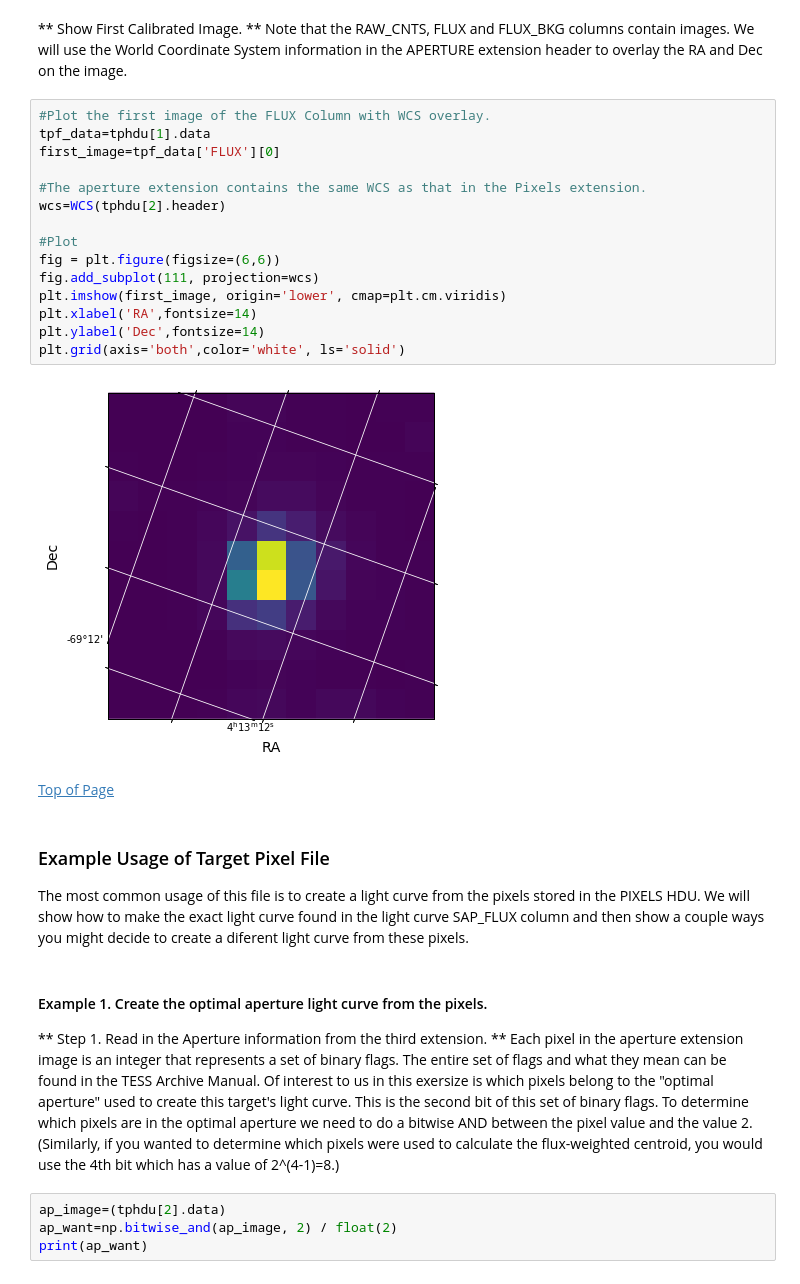
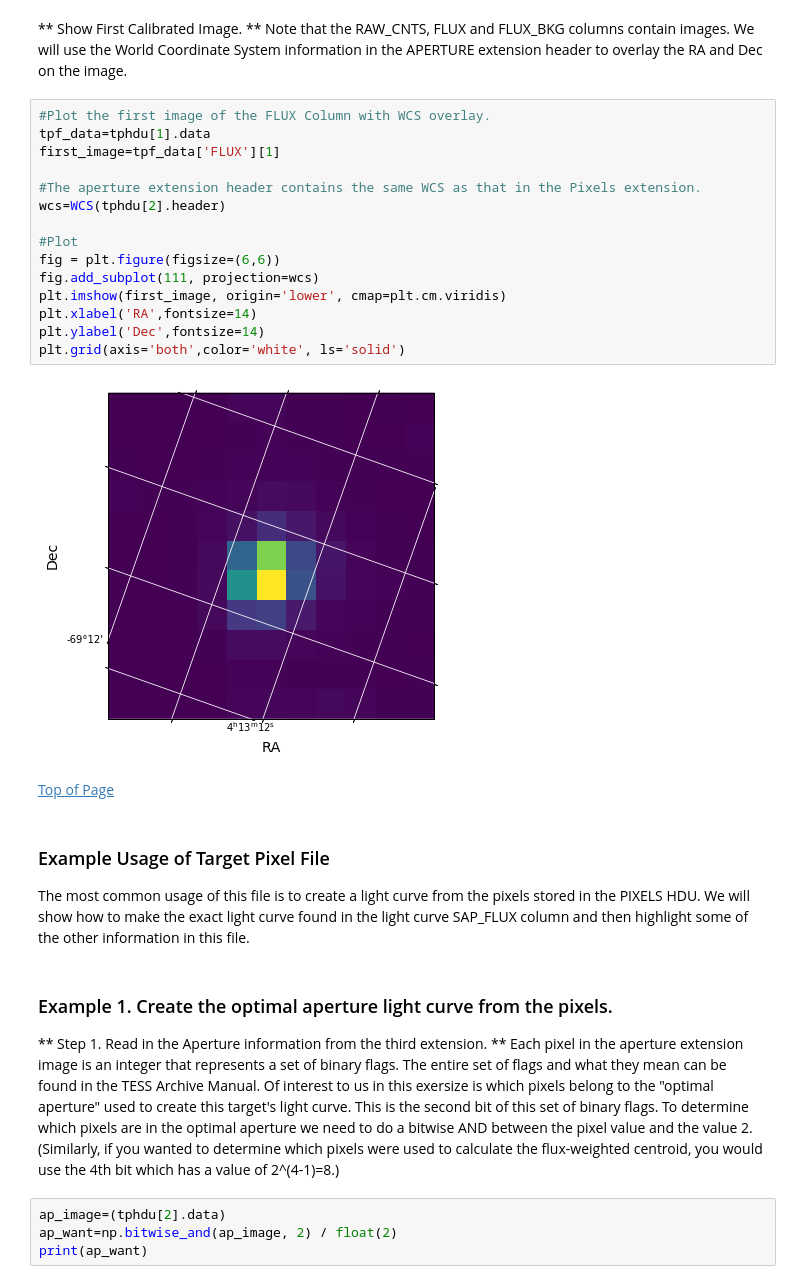
Before and after one commit to openSAIL/MAST-API-Notebooks, a Jupyter notebook: TESS/TESS_Tour_LC_TPF/tess_tour_tpf_lc.ipynb, the cells around one changed output. Saved outputs shown, nothing was run; the diff lists cells and outputs as text.

Commit message:
Clean up. Add rain plot exercise.

```diff
--- a/TESS/TESS_Tour_LC_TPF/tess_tour_tpf_lc.ipynb
+++ b/TESS/TESS_Tour_LC_TPF/tess_tour_tpf_lc.ipynb
@@ -115,28 +114,28 @@ ColDefs(
 # %%
 #Plot the first image of the FLUX Column with WCS overlay.
 tpf_data=tphdu[1].data
-first_image=tpf_data['FLUX'][0]
+first_image=tpf_data['FLUX'][1]
 
-#The aperture extension contains the same WCS as that in the Pixels extension.
+#The aperture extension header contains the same WCS as that in the Pixels extension.
 wcs=WCS(tphdu[2].header)
 
 #Plot
 fig = plt.figure(figsize=(6,6))
 fig.add_subplot(111, projection=wcs)
 plt.imshow(first_image, origin='lower', cmap=plt.cm.viridis)
 plt.xlabel('RA',fontsize=14)
 plt.ylabel('Dec',fontsize=14)
 plt.grid(axis='both',color='white', ls='solid')
 # %% [output]
-[figure, old version]
+[figure, new version]
 # %% [markdown]
 [Top of Page](#title_ID)
 # %% [markdown]
 <a id="TPFUsage_ID"></a>
 ### Example Usage of Target Pixel File
-The most common usage of this file is to create a light curve from the pixels stored in the PIXELS HDU.  We will show how to make the exact light curve found in the light curve SAP_FLUX column and then show a couple ways you might decide to create a diferent light curve from these pixels.
+The most common usage of this file is to create a light curve from the pixels stored in the PIXELS HDU.  We will show how to make the exact light curve found in the light curve SAP_FLUX column and then highlight some of the other information in this file.
 # %% [markdown]
-#### Example 1. Create the optimal aperture light curve from the pixels.
+### Example 1. Create the optimal aperture light curve from the pixels.
 ** Step 1. Read in the Aperture information from the third extension. **
 Each pixel in the aperture extension image is an integer that represents a set of binary flags.  The entire set of flags and what they mean can be found in the TESS Archive Manual.  Of interest to us in this exersize is which pixels belong to the "optimal aperture" used to create this target's light curve. This is the second bit of this set of binary flags. To determine which pixels are in the optimal aperture we need to do a bitwise AND between the pixel value and the value 2. (Similarly, if you wanted to determine which pixels were used to calculate the flux-weighted centroid, you would use the 4th bit which has a value of  2^(4-1)=8.)
 # %%
```
Also changed, not shown: parts of 31 cells of this notebook.
